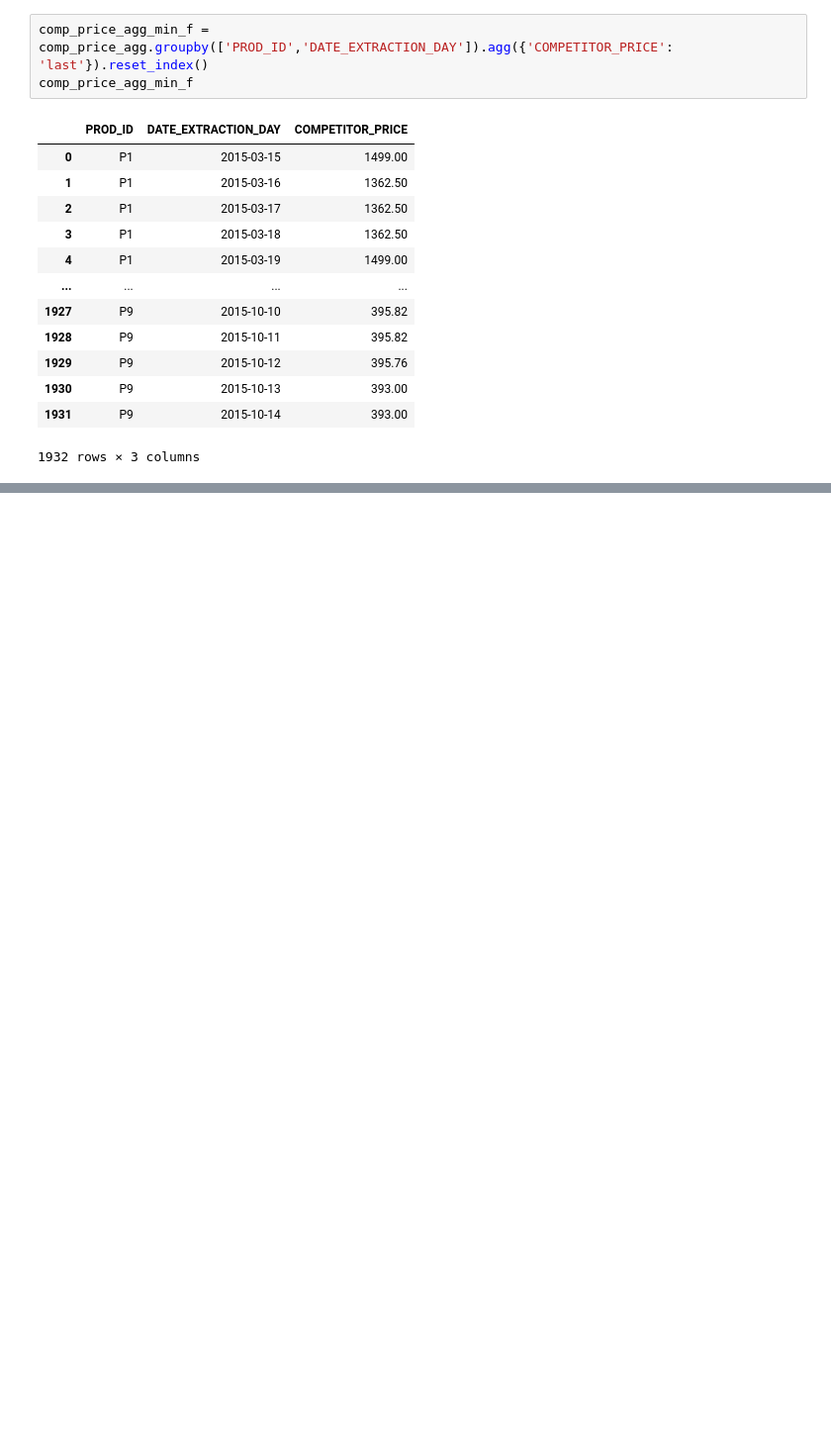
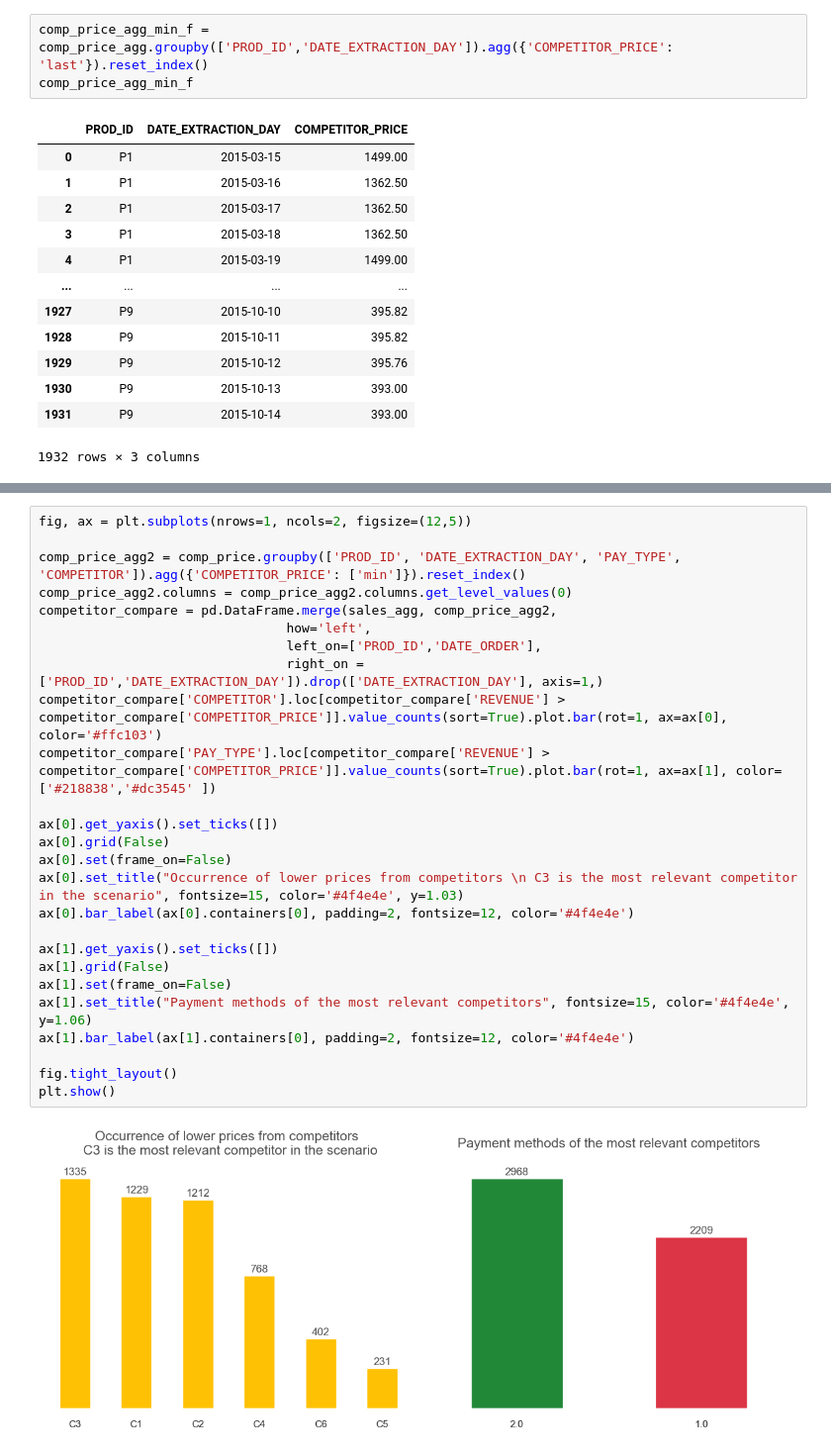
Before and after one commit to ErycM/americana_project, a Jupyter notebook: model copy.ipynb, the cells around one changed output, grey strips where cells are left out. Shown at 99% size. Cells and saved outputs as stored; diff of their text form; blank space fills up the shorter version.

```diff
--- a/model copy.ipynb
+++ b/model copy.ipynb
@@ -632,0 +264,28 @@ results_dict = model.get_ml_dict()
+# %%
+fig, ax = plt.subplots(nrows=1, ncols=2, figsize=(12,5))
+
+comp_price_agg2 = comp_price.groupby(['PROD_ID', 'DATE_EXTRACTION_DAY', 'PAY_TYPE', 'COMPETITOR']).agg({'COMPETITOR_PRICE': ['min']}).reset_index()
+comp_price_agg2.columns = comp_price_agg2.columns.get_level_values(0)
+competitor_compare = pd.DataFrame.merge(sales_agg, comp_price_agg2,
+                                how='left',
+                                left_on=['PROD_ID','DATE_ORDER'],
+                                right_on = ['PROD_ID','DATE_EXTRACTION_DAY']).drop(['DATE_EXTRACTION_DAY'], axis=1,)
+competitor_compare['COMPETITOR'].loc[competitor_compare['REVENUE'] > competitor_compare['COMPETITOR_PRICE']].value_counts(sort=True).plot.bar(rot=1, ax=ax[0], color='#ffc103')
+competitor_compare['PAY_TYPE'].loc[competitor_compare['REVENUE'] > competitor_compare['COMPETITOR_PRICE']].value_counts(sort=True).plot.bar(rot=1, ax=ax[1], color=['#218838','#dc3545' ])
+
+ax[0].get_yaxis().set_ticks([])
+ax[0].grid(False)
+ax[0].set(frame_on=False)
+ax[0].set_title("Occurrence of lower prices from competitors \n C3 is the most relevant competitor in the scenario", fontsize=15, color='#4f4e4e', y=1.03)
+ax[0].bar_label(ax[0].containers[0], padding=2, fontsize=12, color='#4f4e4e')
+
+ax[1].get_yaxis().set_ticks([])
+ax[1].grid(False)
+ax[1].set(frame_on=False)
+ax[1].set_title("Payment methods of the most relevant competitors", fontsize=15, color='#4f4e4e', y=1.06)
+ax[1].bar_label(ax[1].containers[0], padding=2, fontsize=12, color='#4f4e4e')
+
+fig.tight_layout()
+plt.show()
+# %% [output]
+[figure, added]
```
Also changed, not shown: parts of 101 cells of this notebook, 4 other files.
